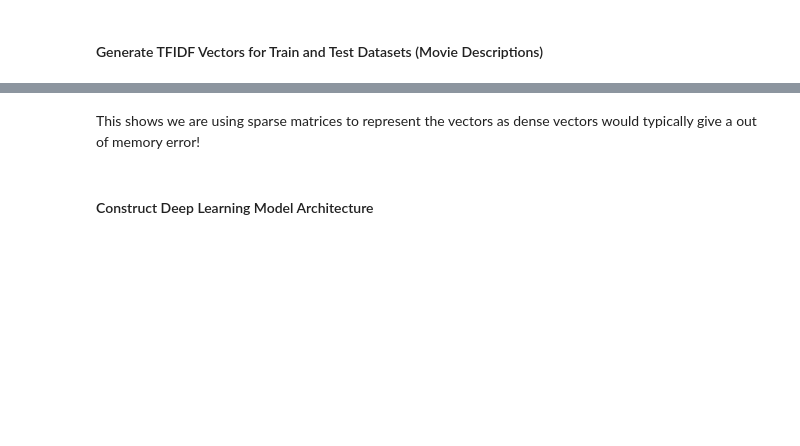
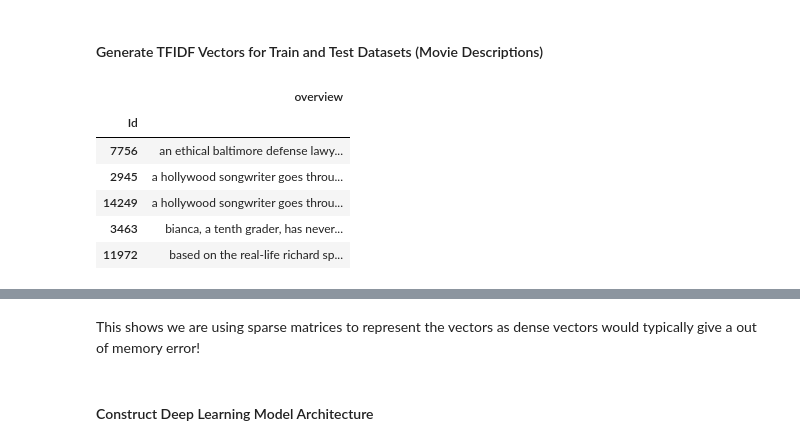
Before and after one commit to skakumanu/ml-bootcamp, a Jupyter notebook: Mini_Project_Recommendation_Systems.ipynb, the cells around one changed output, grey strips where cells are left out. Cells and saved outputs as stored; diff of their text form; code cells hidden in the pictures; blank space fills up the shorter version.

```diff
--- a/Mini_Project_Recommendation_Systems.ipynb
+++ b/Mini_Project_Recommendation_Systems.ipynb
@@ -965,3 +1097,13 @@ df_hybrid_train.shape, df_hybrid_test.shape
 # %% [markdown]
 #### Generate TFIDF Vectors for Train and Test Datasets (Movie Descriptions)
+# %%
+df_id_descriptions.head(5)
+# %% [output]
+|  | overview |
+| Id |  |
+| 7756 | an ethical baltimore defense lawy... |
+| 2945 | a hollywood songwriter goes throu... |
+| 14249 | a hollywood songwriter goes throu... |
+| 3463 | bianca, a tenth grader, has never... |
+| 11972 | based on the real-life richard sp... |
 # %%
```
Also changed, not shown: parts of 48 cells of this notebook.
